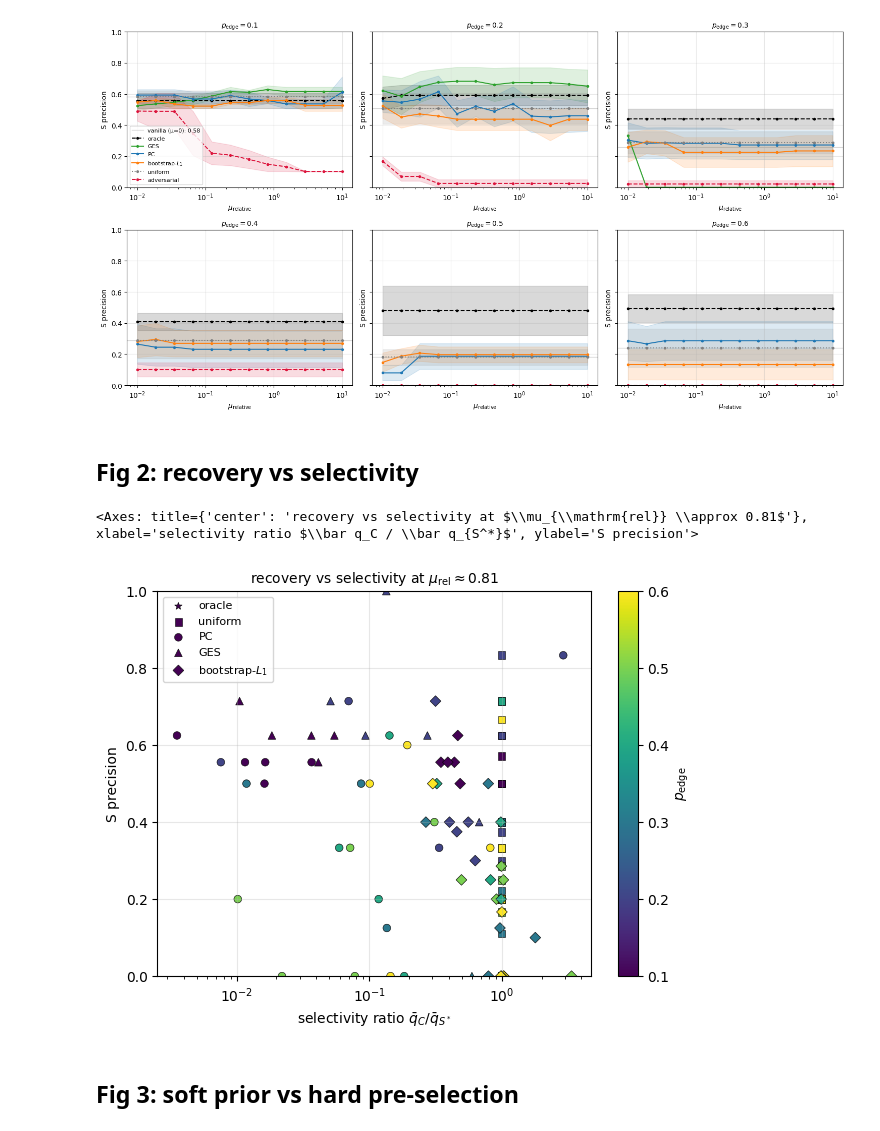
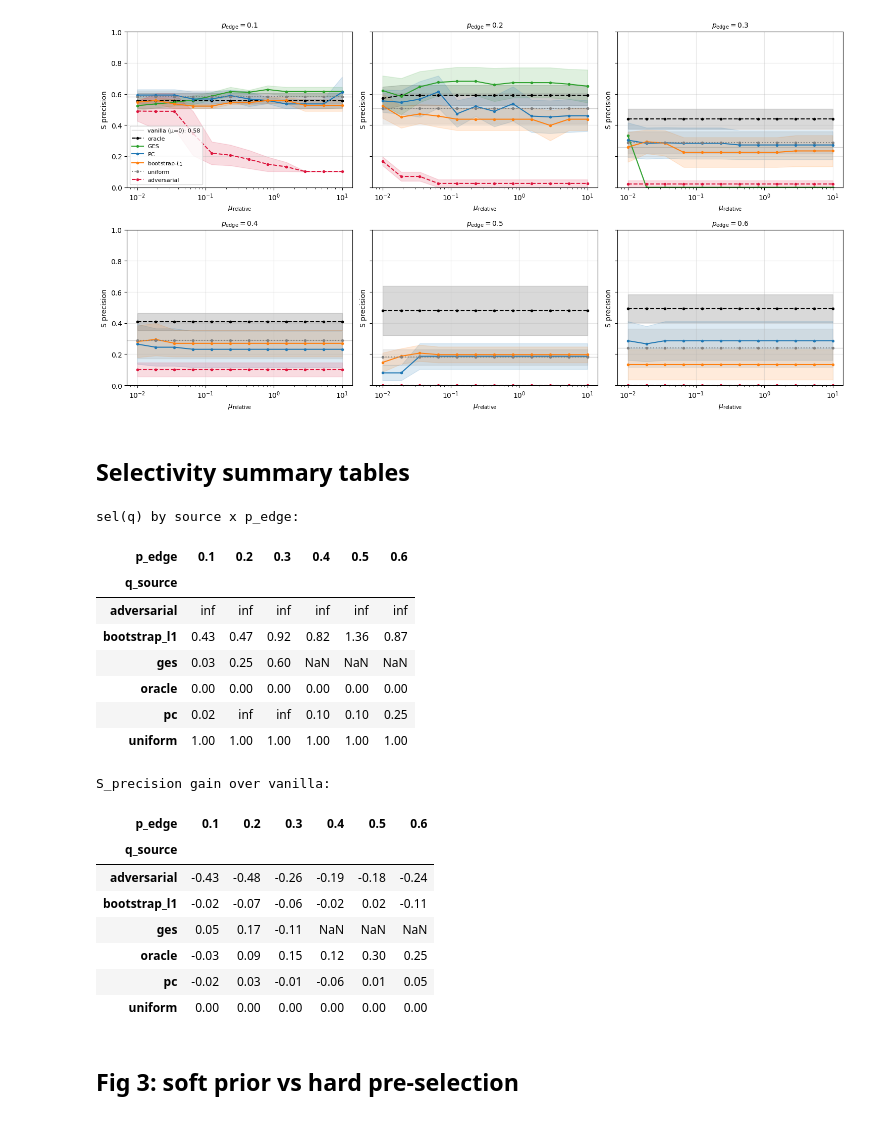
Before and after one commit to YasmineParent/tb_internship, a Jupyter notebook: notebooks/causal_prior/synthetic/recovery_plots.ipynb, the cells around one changed output. Cells and saved outputs as stored; diff of their text form; code cells hidden in the pictures.

Commit message:
plots

```diff
--- a/notebooks/causal_prior/synthetic/recovery_plots.ipynb
+++ b/notebooks/causal_prior/synthetic/recovery_plots.ipynb
@@ -37,12 +39,30 @@ viz.plot_recovery_vs_mu_facet(headline, ncols=3)
 [figure]
 [figure]
 # %% [markdown]
-## Fig 2: recovery vs selectivity
+## Selectivity summary tables
 # %%
-viz.plot_recovery_vs_selectivity(headline_merged, mu_relative_ref=1.0)
+sel_table, gain_table = selectivity_summary(headline_merged, mu_relative=1.0)
+print("sel(q) by source x p_edge:"); display(sel_table)
+print("S_precision gain over vanilla:"); display(gain_table)
 # %% [output]
-<Axes: title={'center': 'recovery vs selectivity at $\\mu_{\\mathrm{rel}} \\approx 0.81$'}, xlabel='selectivity ratio $\\bar q_C / \\bar q_{S^*}$', ylabel='S precision'>
+sel(q) by source x p_edge:
-[figure, removed]
+| p_edge | 0.1 | 0.2 | 0.3 | 0.4 | 0.5 | 0.6 |
+| q_source |  |  |  |  |  |  |
+| adversarial | inf | inf | inf | inf | inf | inf |
+| bootstrap_l1 | 0.43 | 0.47 | 0.92 | 0.82 | 1.36 | 0.87 |
+| ges | 0.03 | 0.25 | 0.60 | NaN | NaN | NaN |
+| oracle | 0.00 | 0.00 | 0.00 | 0.00 | 0.00 | 0.00 |
+| pc | 0.02 | inf | inf | 0.10 | 0.10 | 0.25 |
+| uniform | 1.00 | 1.00 | 1.00 | 1.00 | 1.00 | 1.00 |
+S_precision gain over vanilla:
+| p_edge | 0.1 | 0.2 | 0.3 | 0.4 | 0.5 | 0.6 |
+| q_source |  |  |  |  |  |  |
+| adversarial | -0.43 | -0.48 | -0.26 | -0.19 | -0.18 | -0.24 |
+| bootstrap_l1 | -0.02 | -0.07 | -0.06 | -0.02 | 0.02 | -0.11 |
+| ges | 0.05 | 0.17 | -0.11 | NaN | NaN | NaN |
+| oracle | -0.03 | 0.09 | 0.15 | 0.12 | 0.30 | 0.25 |
+| pc | -0.02 | 0.03 | -0.01 | -0.06 | 0.01 | 0.05 |
+| uniform | 0.00 | 0.00 | 0.00 | 0.00 | 0.00 | 0.00 |
 # %% [markdown]
 ## Fig 3: soft prior vs hard pre-selection
 # %%
```
Also changed, not shown: parts of 1 cell of this notebook, 2 other files.
